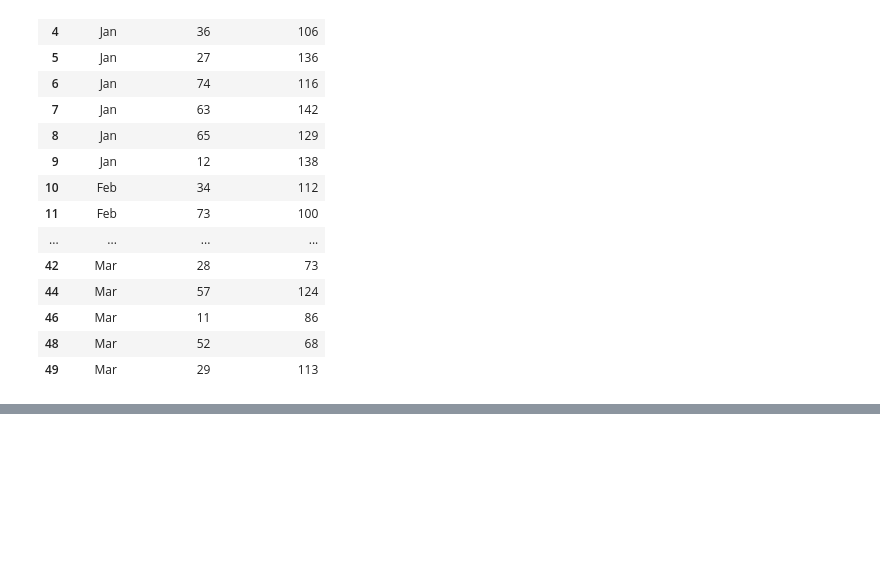
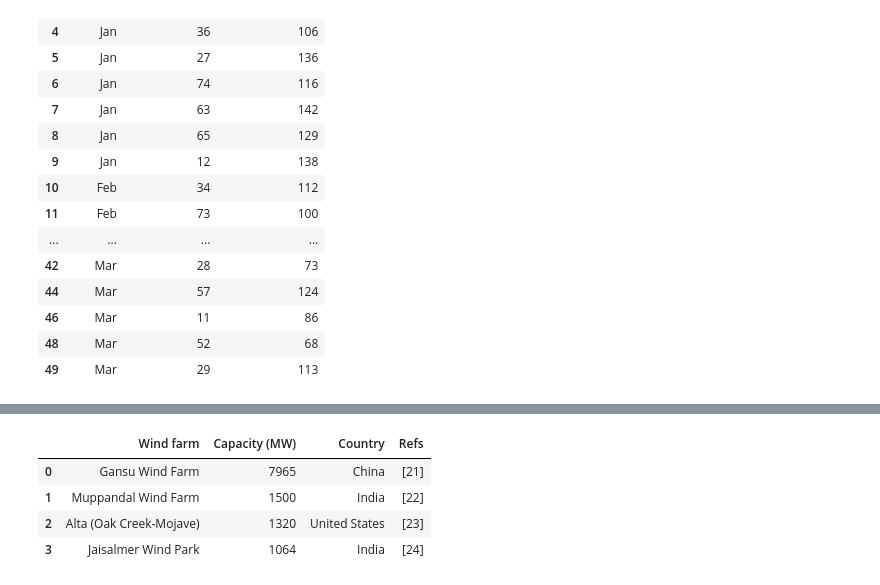
Before and after one commit to rajkonkret/PythonDataScienceAnalizaDanych-16-07-2025, a Jupyter notebook: day2/cwiczenie3.ipynb, the cells around one changed output, grey strips where cells are left out. Cells and saved outputs as stored; diff of their text form; code cells hidden in the pictures; blank space fills up the shorter version.

```diff
--- a/day2/cwiczenie3.ipynb
+++ b/day2/cwiczenie3.ipynb
@@ -470,0 +479,20 @@ store_greater
+# %%
+import requests
+import pandas as pd
+from io import StringIO
+url = "https://en.wikipedia.org/wiki/Wind_power"
+
+headers = {
+    "User-Agent": "Mozilla/5.0 (X11; Linux x86_64) "
+                  "AppleWebKit/537.36 (KHTML, like Gecko) "
+                  "Chrome/119.0 Safari/537.36"
+}
+
+resp = requests.get(url, headers=headers, timeout=20)
+resp.raise_for_status()           # podniesie wyjątek, jeśli np. 403/404
+
+html = StringIO(resp.text) # wymagane dla nowszych wersji Pandas
+tables = pd.read_html(html)  # lista DataFrame’ów z tabeli na stronie
+print(len(tables))
+df = tables[0]                    # np. pierwsza tabela
+print(df.head())
@@ -470,0 +507,8 @@ store_greater
+# %%
+tables[1]
+# %% [output]
+|  | Wind farm | Capacity (MW) | Country | Refs |
+| 0 | Gansu Wind Farm | 7965 | China | [21] |
+| 1 | Muppandal Wind Farm | 1500 | India | [22] |
+| 2 | Alta (Oak Creek-Mojave) | 1320 | United States | [23] |
+| 3 | Jaisalmer Wind Park | 1064 | India | [24] |
```
Also changed, not shown: parts of 3 cells of this notebook.
